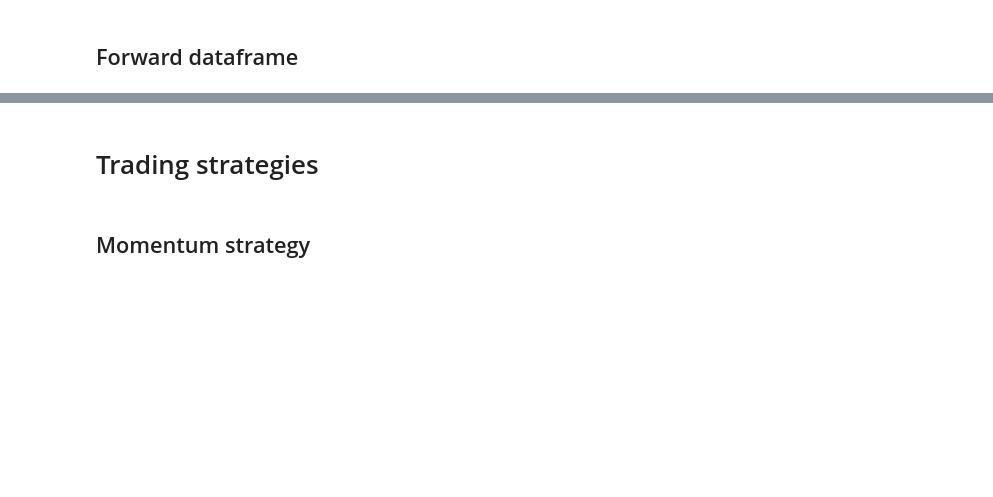
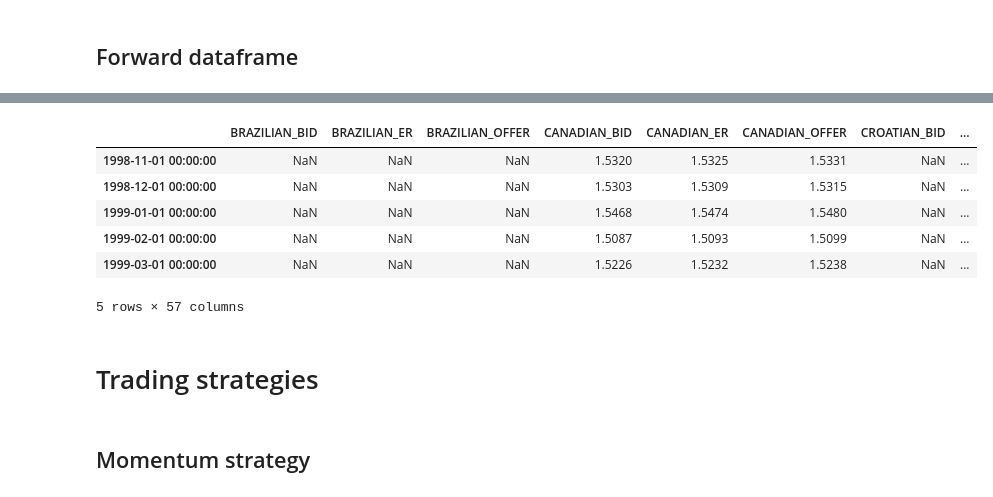
Before and after one commit to Thomasdeport/Dauphine203-Courses, a Jupyter notebook: international_finance/project.ipynb, the cells around one changed output, grey strips where cells are left out. Saved outputs shown, nothing was run; the diff lists cells and outputs as text; code cells hidden in the pictures; blank space fills up the shorter version.

```diff
--- a/international_finance/project.ipynb
+++ b/international_finance/project.ipynb
@@ -550,3 +427,66 @@ Index(['US_BID', 'US_ER', 'US_OFFER', 'US_BID', 'US_ER', 'US_OFFER',
+# %%
+# =========================================================
+# Source priority for forward merging
+# =========================================================
+
+SOURCE_PRIORITY = ["LSEG DS", "LSEG", "BBI", "TR", "WMR", "UNK"]
+
+def source_rank(src):
+    src = src.upper()
+    for i, s in enumerate(SOURCE_PRIORITY):
+        if s.upper() in src:
+            return i
+    return len(SOURCE_PRIORITY)
+
+
+# =========================================================
+# Merge duplicated forward columns (same CUR + TYPE)
+# =========================================================
+
+def fuse_duplicates(df):
+    groups = {}
+
+    for col in df.columns:
+        parts = col.split("_")
+        if len(parts) < 3:
+            continue
+
+        cur, typ = parts[0], parts[1]
+        src = "_".join(parts[2:])      # includes source and any suffix
+        key = f"{cur}_{typ}"
+
+        groups.setdefault(key, []).append((col, src))
+
+    final = {}
+
+    for key, cols in groups.items():
+        cols_sorted = sorted(cols, key=lambda x: source_rank(x[1]))
+
+        merged = df[cols_sorted[0][0]].copy()
+        for col_name, _ in cols_sorted[1:]:
+            merged = merged.fillna(df[col_name])
+
+        final[key] = merged
+
+    out = pd.DataFrame(final, index=df.index)
+    return out.sort_index(axis=1)
+
+
+# =========================================================
+# Usage
+# =========================================================
+
+forward_1M = fuse_duplicates(forward_1M)
+forward_1W = fuse_duplicates(forward_1W)
+forward_1M.head(5)
+# %% [output]
+|  | BRAZILIAN_BID | BRAZILIAN_ER | BRAZILIAN_OFFER | CANADIAN_BID | CANADIAN_ER | CANADIAN_OFFER | CROATIAN_BID | ... |
+| 1998-11-01 00:00:00 | NaN | NaN | NaN | 1.5320 | 1.5325 | 1.5331 | NaN | ... |
+| 1998-12-01 00:00:00 | NaN | NaN | NaN | 1.5303 | 1.5309 | 1.5315 | NaN | ... |
+| 1999-01-01 00:00:00 | NaN | NaN | NaN | 1.5468 | 1.5474 | 1.5480 | NaN | ... |
+| 1999-02-01 00:00:00 | NaN | NaN | NaN | 1.5087 | 1.5093 | 1.5099 | NaN | ... |
+| 1999-03-01 00:00:00 | NaN | NaN | NaN | 1.5226 | 1.5232 | 1.5238 | NaN | ... |
+5 rows × 57 columns
 # %% [markdown]
 # Trading strategies
 # %% [markdown]
```
Also changed, not shown: parts of 19 cells of this notebook.
